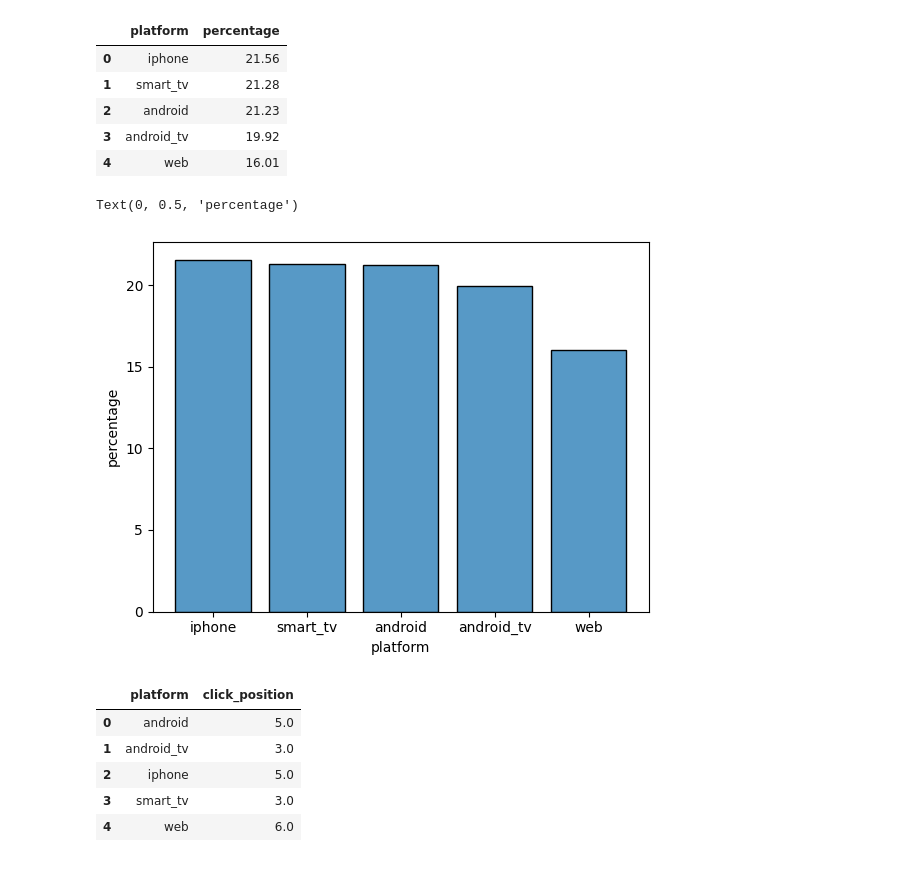
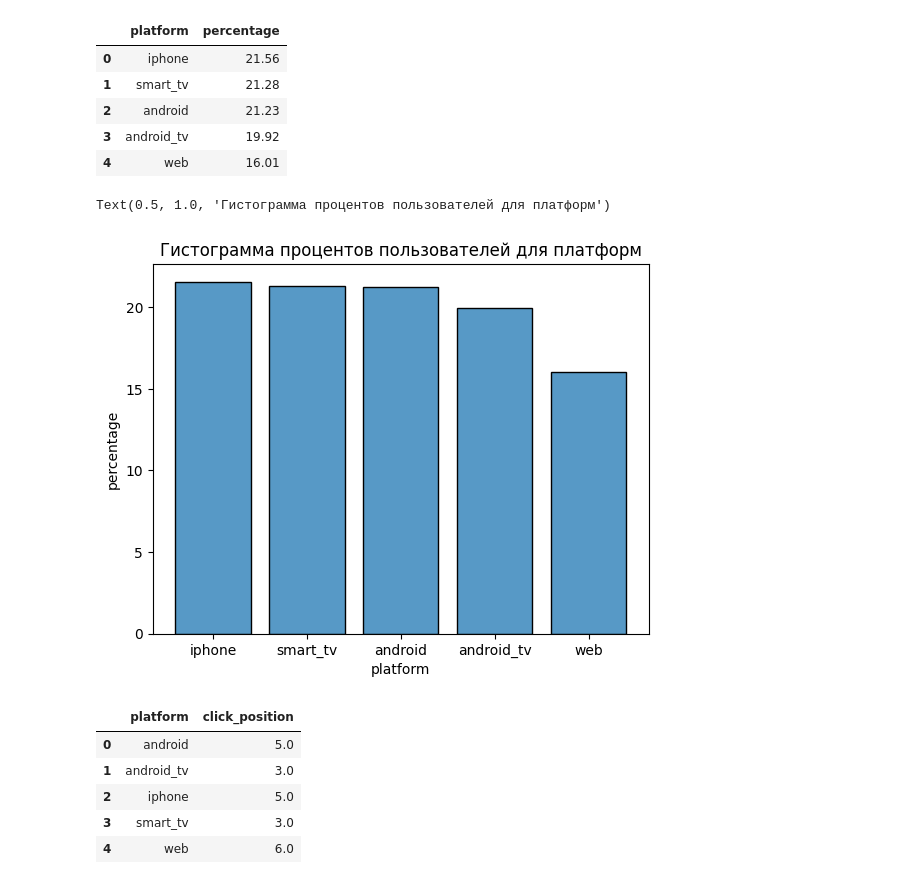
Before and after one commit to Xsize731/techtest_vk, a Jupyter notebook: main.ipynb, the cells around one changed output. Drawn from its saved outputs; the diff is of its cells as text; code cells hidden in the pictures.

```diff
--- a/main.ipynb
+++ b/main.ipynb
@@ -63,9 +63,10 @@ platform_density # колличество пользователей в проц
 # %%
 sns.histplot(data=platform_density, x='platform', binwidth=0.5 , weights='percentage', shrink=0.8)
 plt.ylabel('percentage')
+plt.title("Гистограмма процентов пользователей для платформ")
 # %% [output]
-Text(0, 0.5, 'percentage')
+Text(0.5, 1.0, 'Гистограмма процентов пользователей для платформ')
-[figure, old version]
+[figure, new version]
 # %%
 # возможно падение числа пользователей web связано с тем, что в браузерной верссии неудобный интерфейс, посмотрим на медиану click_position
 df.groupby('platform', as_index=False).agg({'click_position': 'median'}).round(2) # различия есть но они не велеки
```
Also changed, not shown: parts of 12 cells of this notebook.
